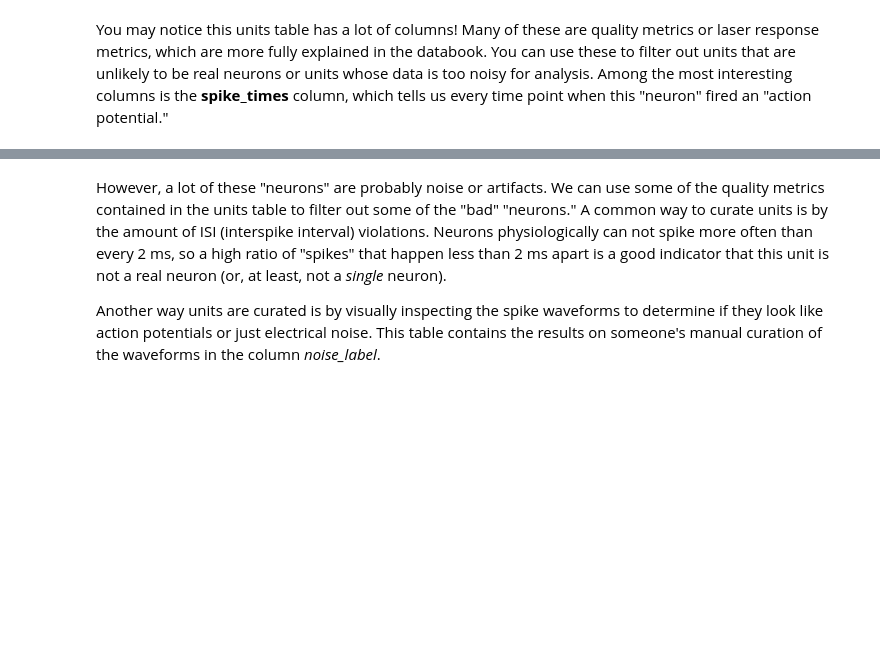
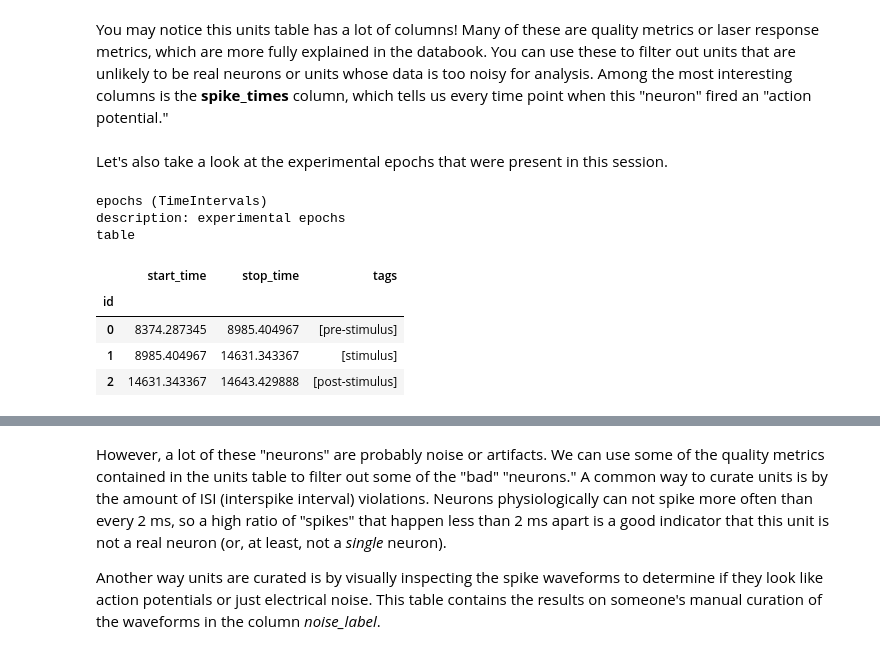
Before and after one commit to AllenSWDB/SWDB-Introductions, a Jupyter notebook: code/Cell_Type_Lookup_Table.ipynb, the cells around one changed output, grey strips where cells are left out. Cells and saved outputs as stored; diff of their text form; code cells hidden in the pictures; blank space fills up the shorter version.

```diff
--- a/code/Cell_Type_Lookup_Table.ipynb
+++ b/code/Cell_Type_Lookup_Table.ipynb
@@ -63,3 +75,16 @@ Index(['spike_times', 'electrodes', 'waveform_mean', 'waveform_sd',
       dtype='object')
 # %% [markdown]
 You may notice this units table has a lot of columns! Many of these are quality metrics or laser response metrics, which are more fully explained in the databook. You can use these to filter out units that are unlikely to be real neurons or units whose data is too noisy for analysis. Among the most interesting columns is the **spike_times** column, which tells us every time point when this "neuron" fired an "action potential."
+# %% [markdown]
+Let's also take a look at the experimental epochs that were present in this session.
+# %%
+nwbfile_read.epochs
+# %% [output]
+epochs (TimeIntervals)
+description: experimental epochs
+table
+|  | start_time | stop_time | tags |
+| id |  |  |  |
+| 0 | 8374.287345 | 8985.404967 | [pre-stimulus] |
+| 1 | 8985.404967 | 14631.343367 | [stimulus] |
+| 2 | 14631.343367 | 14643.429888 | [post-stimulus] |
```
Also changed, not shown: parts of 10 cells of this notebook.
